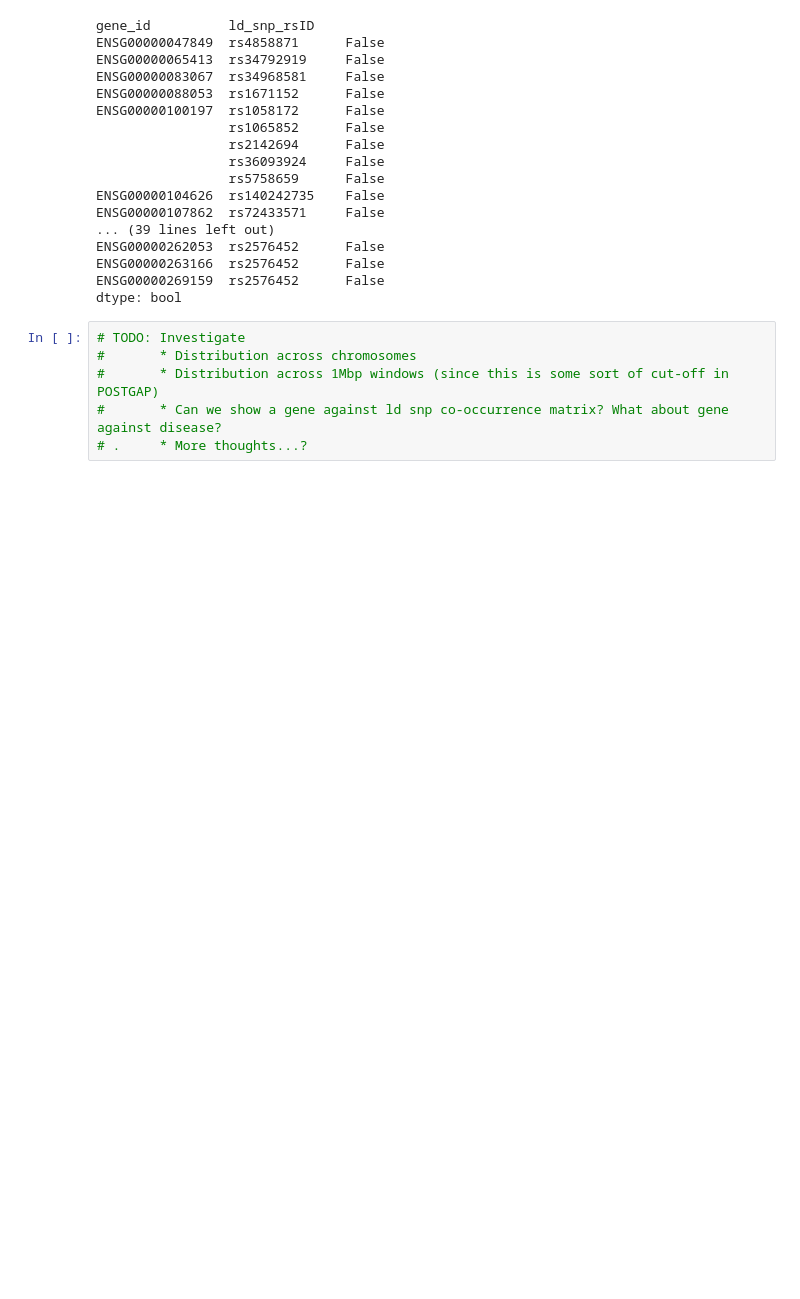
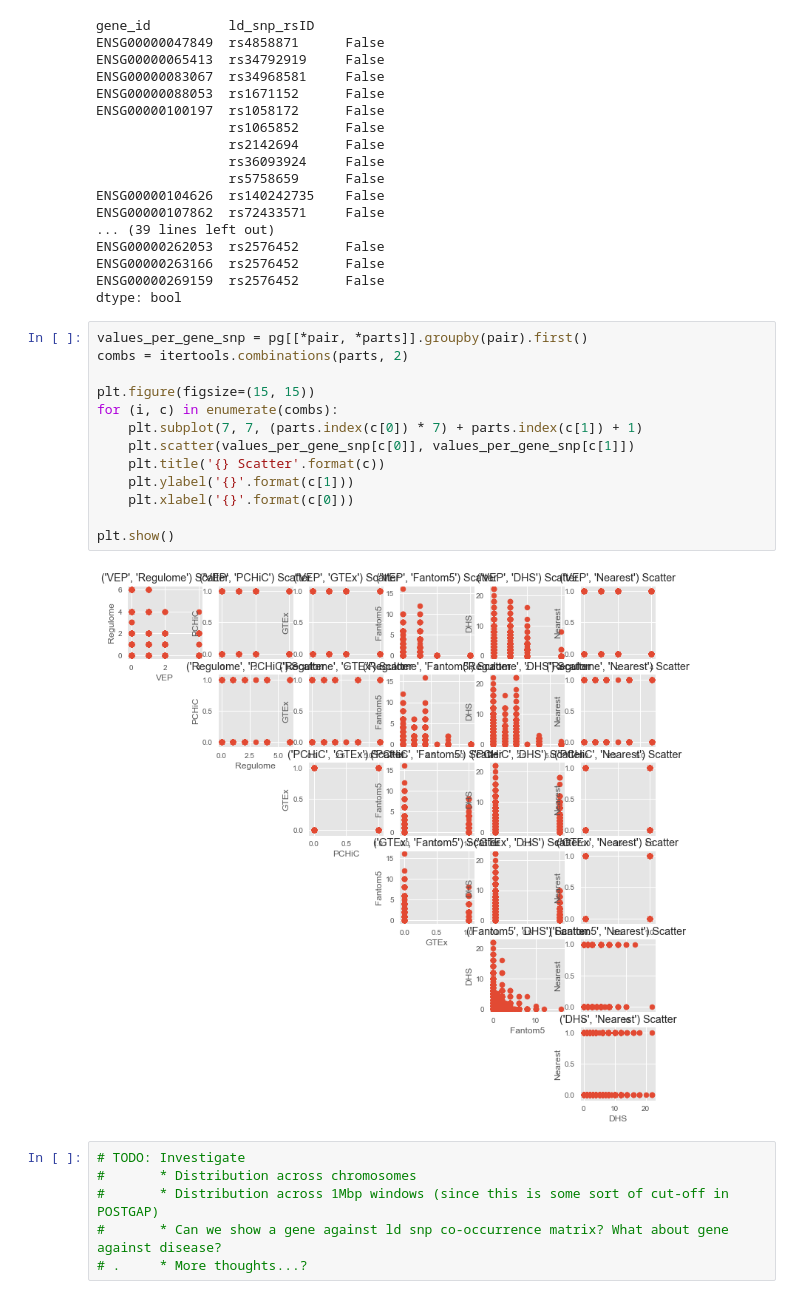
Before and after one commit to opentargets-archive/postgap_analysis, a Jupyter notebook: postgap_analysis_flat.ipynb, the cells around one changed output. Cells and saved outputs as stored; diff of their text form; blank space fills up the shorter version.

```diff
--- a/postgap_analysis_flat.ipynb
+++ b/postgap_analysis_flat.ipynb
@@ -437,6 +438,21 @@ ENSG00000262053  rs2576452      False
 ENSG00000263166  rs2576452      False
 ENSG00000269159  rs2576452      False
 dtype: bool
+# %%
+values_per_gene_snp = pg[[*pair, *parts]].groupby(pair).first()
+combs = itertools.combinations(parts, 2)
+
+plt.figure(figsize=(15, 15))
+for (i, c) in enumerate(combs):
+    plt.subplot(7, 7, (parts.index(c[0]) * 7) + parts.index(c[1]) + 1)
+    plt.scatter(values_per_gene_snp[c[0]], values_per_gene_snp[c[1]])
+    plt.title('{} Scatter'.format(c))
+    plt.ylabel('{}'.format(c[1]))
+    plt.xlabel('{}'.format(c[0]))
+
+plt.show()
+# %% [output]
+[figure, added]
 # %%
 # TODO: Investigate
 #       * Distribution across chromosomes
```
Also changed, not shown: parts of 2 cells of this notebook.
